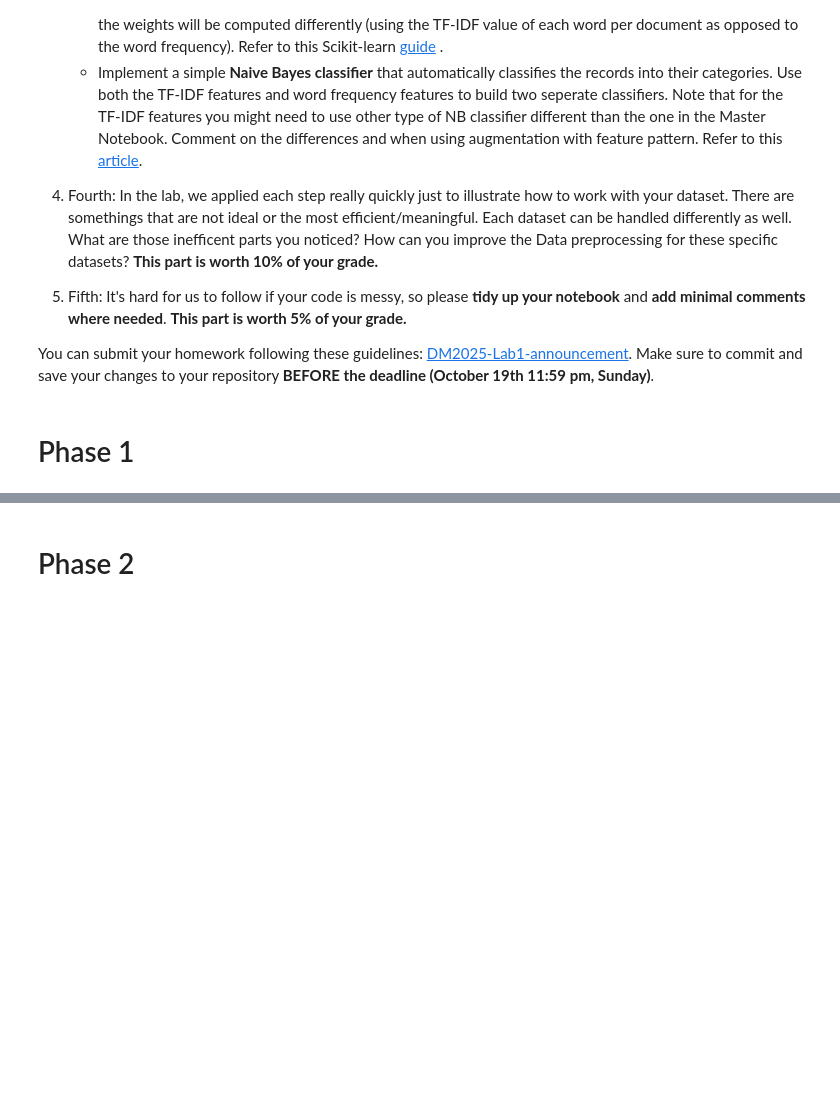
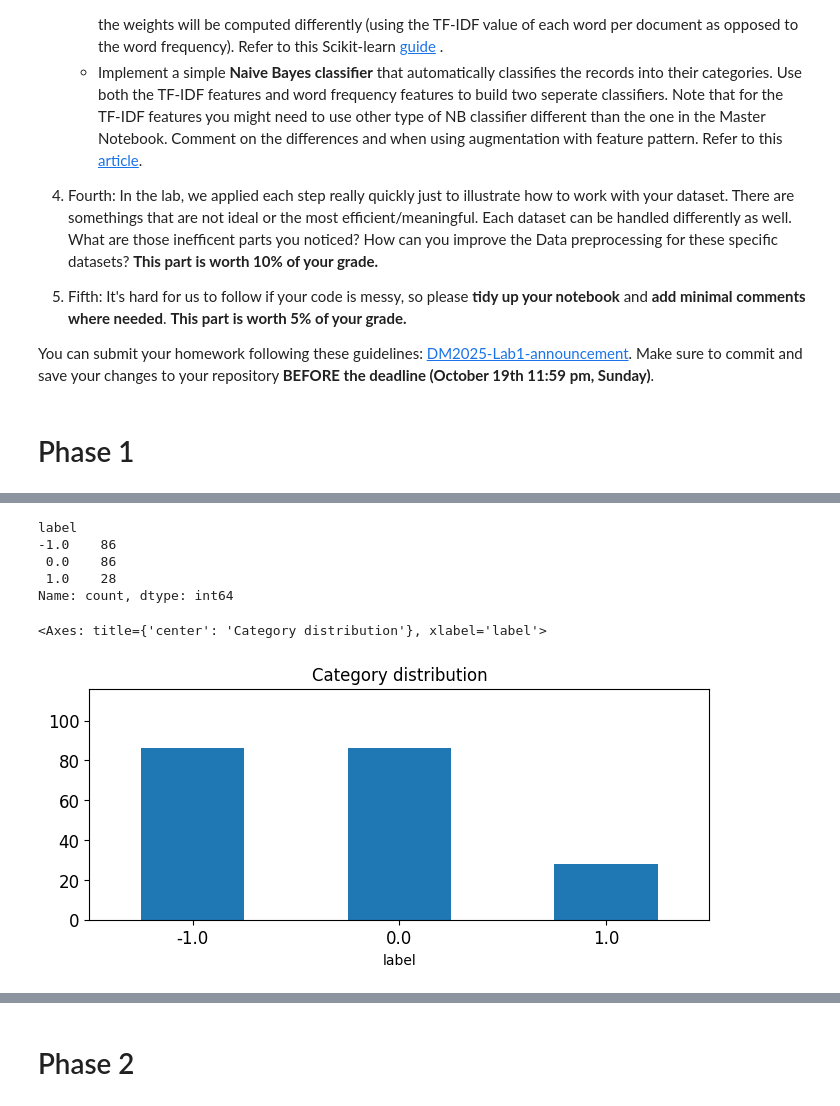
Before and after one commit to shawncch/DM2025-Lab1-Exercise, a Jupyter notebook: DM2025-Lab1-Homework.ipynb, the cells around one changed output, grey strips where cells are left out. Drawn from its saved outputs; the diff is of its cells as text; code cells hidden in the pictures; blank space fills up the shorter version.

Commit message:
phase1 newdataset

```diff
--- a/DM2025-Lab1-Homework.ipynb
+++ b/DM2025-Lab1-Homework.ipynb
@@ -61,2 +81,3 @@ You can submit your homework following these guidelines: [DM2025-Lab1-announceme
 # %%
 ### Begin Assignment Here
+X = pd.read_csv('./newdataset/Reddit-stock-sentiment.csv')
@@ -62,0 +104,4 @@ You can submit your homework following these guidelines: [DM2025-Lab1-announceme
+# %%
+# select text and label columns only
+
+X = X[['text', 'label']]
@@ -62,0 +197,2 @@ You can submit your homework following these guidelines: [DM2025-Lab1-announceme
+# %%
+X.drop_duplicates(keep=False, inplace=True) # inplace applies changes directly on our dataframe
@@ -62,0 +215,2 @@ You can submit your homework following these guidelines: [DM2025-Lab1-announceme
+# %%
+X_sample = X.sample(n=200) #random state
@@ -62,0 +233,16 @@ You can submit your homework following these guidelines: [DM2025-Lab1-announceme
+# %%
+print(X_sample.label.value_counts())
+
+# plot barchart for X_sample
+X_sample.label.value_counts().plot(kind = 'bar',
+                                           title = 'Category distribution',
+                                           ylim = [0, max(X_sample.label.value_counts()) + 30],
+                                           rot = 0, fontsize = 12, figsize = (8,3))
+# %% [output]
+label
+-1.0    86
+ 0.0    86
+ 1.0    28
+Name: count, dtype: int64
+<Axes: title={'center': 'Category distribution'}, xlabel='label'>
+[figure, added]
```
Also changed, not shown: parts of 39 cells of this notebook.
